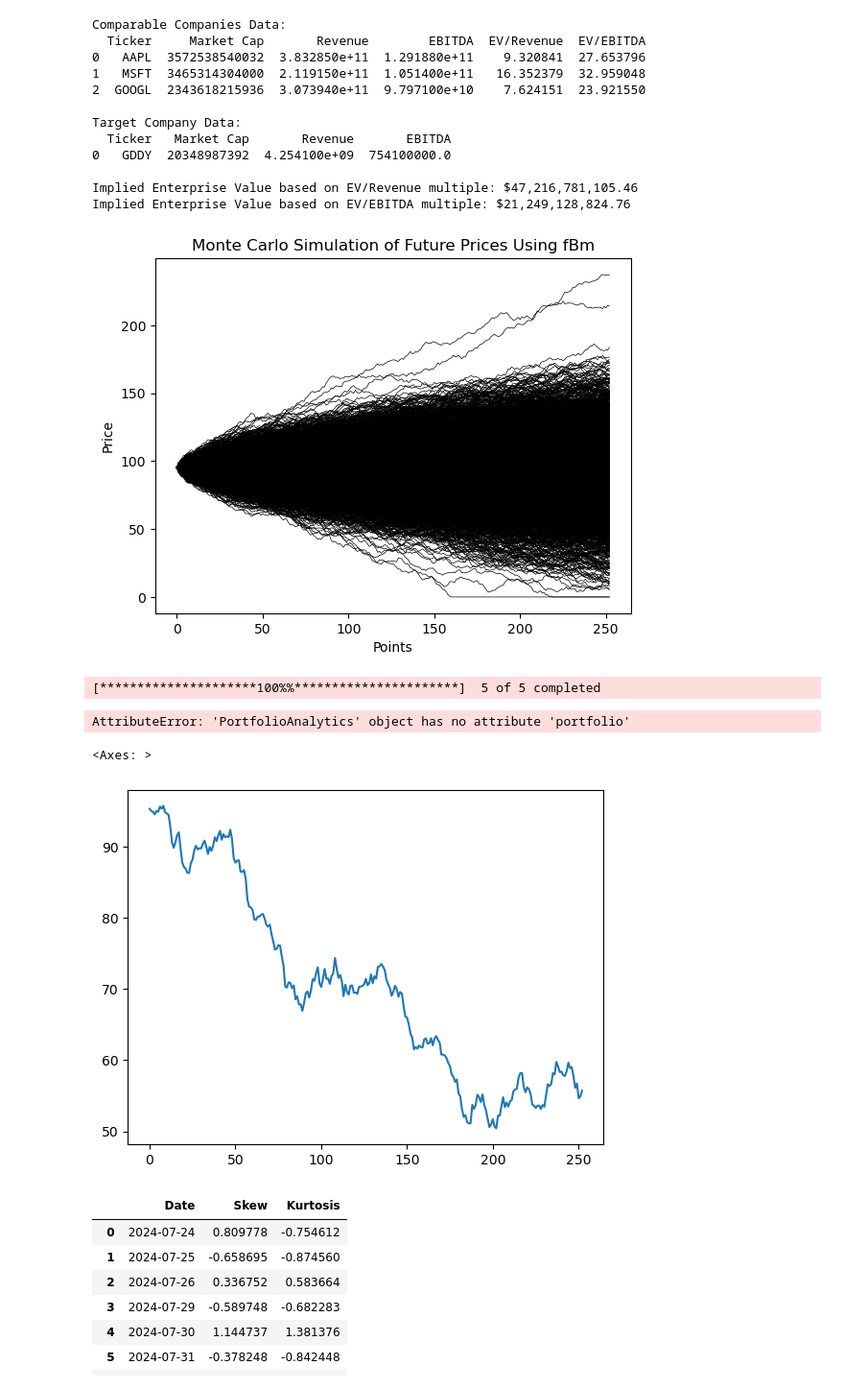
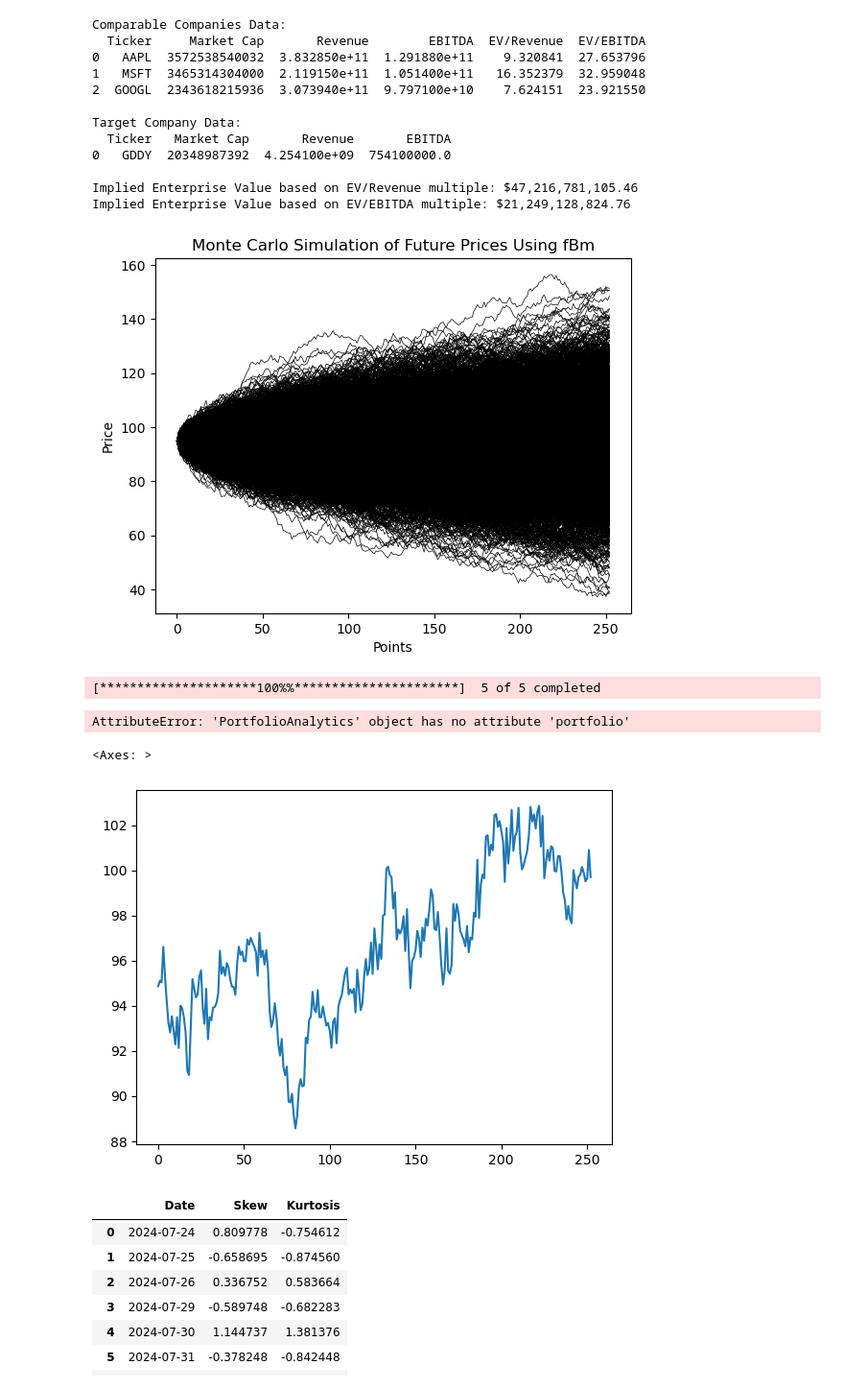
Before and after one commit to ab123-bruh/fund_temp, a Jupyter notebook: mvtest.ipynb, the cells around one changed output. Shown at 96% size. Saved outputs shown, nothing was run; the diff lists cells and outputs as text; code cells hidden in the pictures.

```diff
--- a/mvtest.ipynb
+++ b/mvtest.ipynb
@@ -574,36 +574,36 @@ df = yf.download('SBUX', start='2020-01-01', progress=False)
 num_days = 252
 
 num_simulations = 10000
 simulation = np.zeros((num_days+1, num_simulations))
 
 start = df["Adj Close"].values.tolist()[-1]
 
 for i in range(num_simulations):
-  H = np.random.uniform(low=.5-(np.e ** (-7.20 * np.log(np.log(np.log2(len(df)))) + 4.04)),
-                        high=.5+(np.e ** (-7.33 * np.log(np.log(np.log2(len(df)))) + 4.21)))
+  H = np.random.uniform(low=.4-(np.e ** (-7.20 * np.log(np.log(np.log2(len(df)))) + 4.04)),
+                        high=.4+(np.e ** (-7.33 * np.log(np.log(np.log2(len(df)))) + 4.21)))
   fgn = FractionalGaussianNoise(hurst=H,t=num_days)
   sim = fgn._sample_fractional_gaussian_noise(num_days)
   sim = sim.cumsum()
   sim = np.insert(sim, [0], 0)
 
   simulation[:, i] += sim
 
   ruin = np.where(sim < start*-1)[0].tolist()
   if len(ruin) >= 1:
     simulation[ruin[0]:,i] = start*-1
 
 simulation = pd.DataFrame(simulation) + start
 
 for i in range(num_simulations):
     plt.plot(simulation[i], lw=0.5,color="black")
 
 
 plt.title(f"Monte Carlo Simulation of Future Prices Using fBm")
 plt.xlabel("Points")
 plt.ylabel("Price")
 plt.show()
 # %% [output]
-[figure, old version]
+[figure, new version]
 # %%
 # a1 = yf.download('NU', start='2019-08-27', progress=False)["Adj Close"].pct_change()
 # a2 = yf.download('^GSPC', start='2019-08-27', progress=False)["Adj Close"].pct_change()
@@ -620,17 +620,18 @@ AttributeError: 'PortfolioAnalytics' object has no attribute 'portfolio'
 
 # ret = (simulation.iloc[252]/start) - 1
 
-# print(ret.skew())
+# print(start)
+# print(ret.var())
 
 # ret.plot(kind="kde",figsize=(20,8))
 # ret.plot(kind="hist",bins=25,density=True)
 # plt.xticks(np.arange(-1,max(ret),step=.4))
 # plt.show()
 
-simulation[0].plot()
+simulation[int(np.random.uniform(0,9999))].plot()
 # %% [output]
 <Axes: >
-[figure, old version]
+[figure, new version]
 # %%
 import yfinance as yf
 import datetime as dt
```
Also changed, not shown: parts of 5 cells of this notebook, 2 other files.
